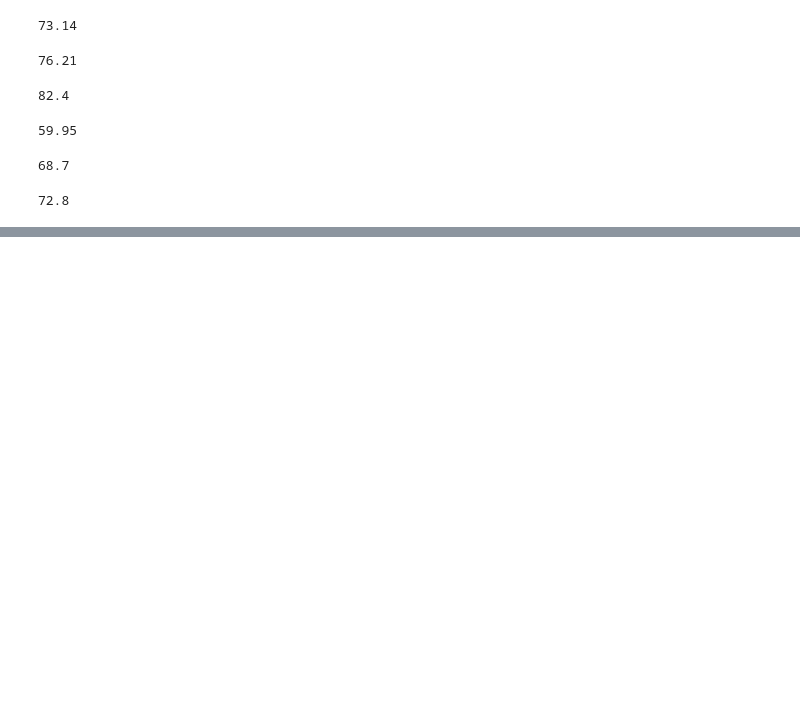
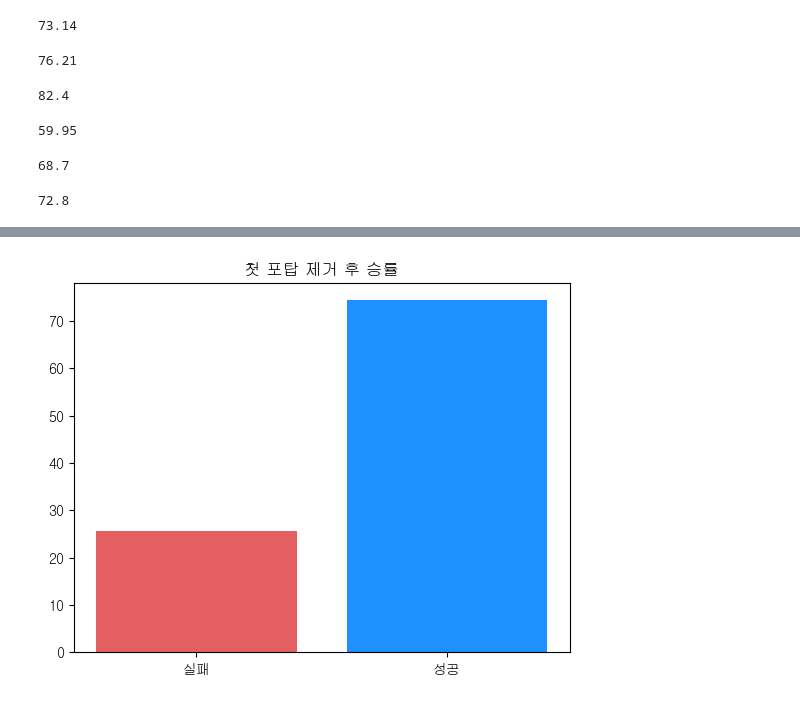
Before and after one commit to chr867/lol_mini, a Jupyter notebook: ogo.ipynb, the cells around one changed output, grey strips where cells are left out. Saved outputs shown, nothing was run; the diff lists cells and outputs as text; code cells hidden in the pictures; blank space fills up the shorter version.

```diff
--- a/ogo.ipynb
+++ b/ogo.ipynb
@@ -134,3 +172,22 @@ ft_cnt
+# %%
+ft_rate=[]
+for i in range(len(ft_cnt)):
+    ft_rate.append(ft_cnt.iloc[i]['rate'])
+ft_win=[]
+for i in range(len(ft_cnt)):
+    if ft_cnt.index[i]=='True':
+        ft_win.append('성공')
+    else:
+        ft_win.append('실패')
+
+plt.figure()
+x = np.arange(2)
+plt.title('첫 포탑 제거 후 승률')
+plt.bar(x, ft_rate, color=['#e35f62','dodgerblue'])
+plt.xticks(x, ft_win)
+plt.show()
+# %% [output]
+[figure, added]
 # %%
 tot_cnt = win_cnt.groupby(['firstChampion','firstDragon','firstTower'])[['win']].count()
 tot_cnt['rate']=round(tot_cnt.win/tot_cnt.sum().win*100,2)
```
Also changed, not shown: parts of 15 cells of this notebook, 1 other file.
